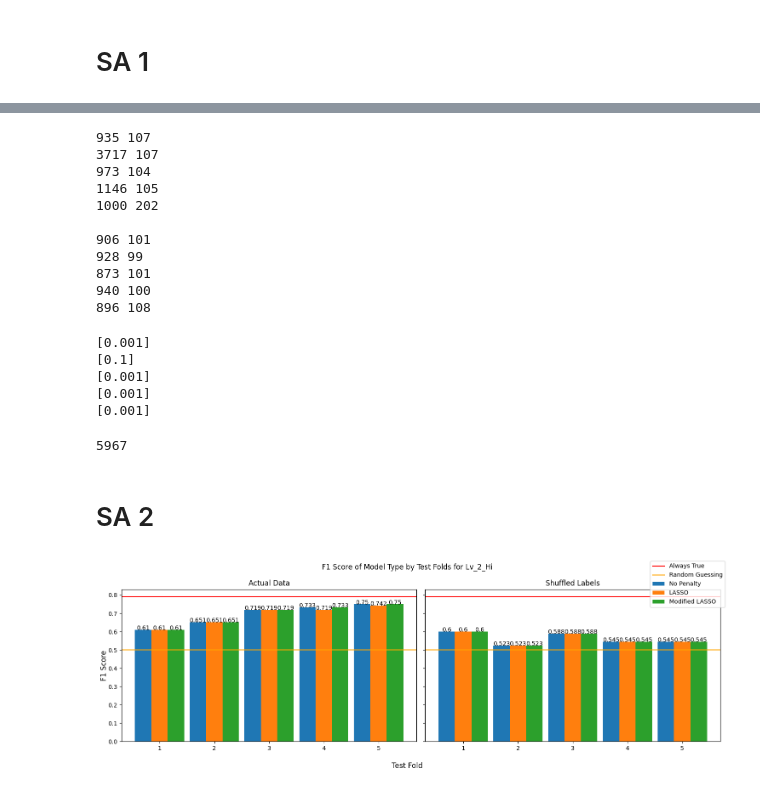
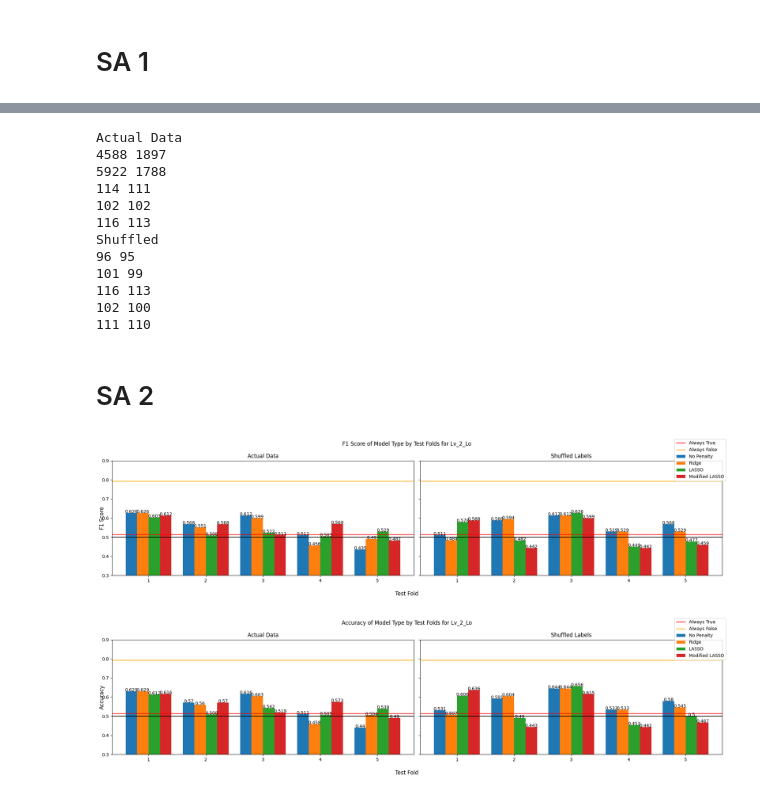
Before and after one commit to jaspershen21/jshen_DLA, a Jupyter notebook: graphing_raw_SA.ipynb, the cells around one changed output, grey strips where cells are left out. Cells and saved outputs as stored; diff of their text form; code cells hidden in the pictures.

```diff
--- a/graphing_raw_SA.ipynb
+++ b/graphing_raw_SA.ipynb
@@ -111,39 +137,32 @@ graph_folds(all_test_scores, all_test_scores_shuffled, predictors_df, outcomes_d
 # %%
+# Get number of features
+print("Actual Data")
 for i in range(5):
-    print(np.sum(all_CV_models["Lv_1_Hi"]["LASSO"][i].coef_[0] != 0), np.sum(all_CV_models["Lv_1_Hi"]["Relaxed LASSO"][i].coef_[0] != 0))
+    print(np.sum(all_CV_models["Lv_1_Lo"]["LASSO"][i].coef_[0] != 0), np.sum(all_CV_models["Lv_1_Lo"]["Relaxed LASSO"][i].coef_[0] != 0))
 
-print()
-
+print("Shuffled")
 for i in range(5):
-    print(np.sum(all_CV_models_shuffled["Lv_1_Hi"]["LASSO"][i].coef_[0] != 0), np.sum(all_CV_models_shuffled["Lv_1_Hi"]["Relaxed LASSO"][i].coef_[0] != 0))
+    print(np.sum(all_CV_models_shuffled["Lv_1_Lo"]["LASSO"][i].coef_[0] != 0), np.sum(all_CV_models_shuffled["Lv_1_Lo"]["Relaxed LASSO"][i].coef_[0] != 0))
 # %% [output]
-935 107
-3717 107
-973 104
-1146 105
-1000 202
-
-906 101
-928 99
-873 101
-940 100
-896 108
+Actual Data
+4588 1897
+5922 1788
+114 111
+102 102
+116 113
+Shuffled
+96 95
+101 99
+116 113
+102 100
+111 110
-# %%
-for i in range(5):
-    print(all_CV_models["Lv_1_Hi"]["LASSO"][i].C_)
-# %% [output]
-[0.001]
-[0.1]
-[0.001]
-[0.001]
-[0.001]
-# %%
-len(all_CV_models["Lv_1_Hi"]["LASSO"][i].coef_[0])
-# %% [output]
-5967
 # %% [markdown]
 # SA 2
+# %%
+graph_folds(all_f1_scores, all_f1_scores_shuffled, predictors_df, outcomes_df, "Lv_2_Lo", "F1 Score")
+# %% [output]
+[figure, added]
 # %%
-graph_folds(all_test_scores, all_test_scores_shuffled, predictors_df, outcomes_df, "Lv_2_Hi")
+graph_folds(all_accuracy_scores, all_accuracy_scores_shuffled, predictors_df, outcomes_df, "Lv_2_Lo", "Accuracy")
 # %% [output]
-[figure, old version]
+[figure, new version]
```
Also changed, not shown: parts of 16 cells of this notebook.
